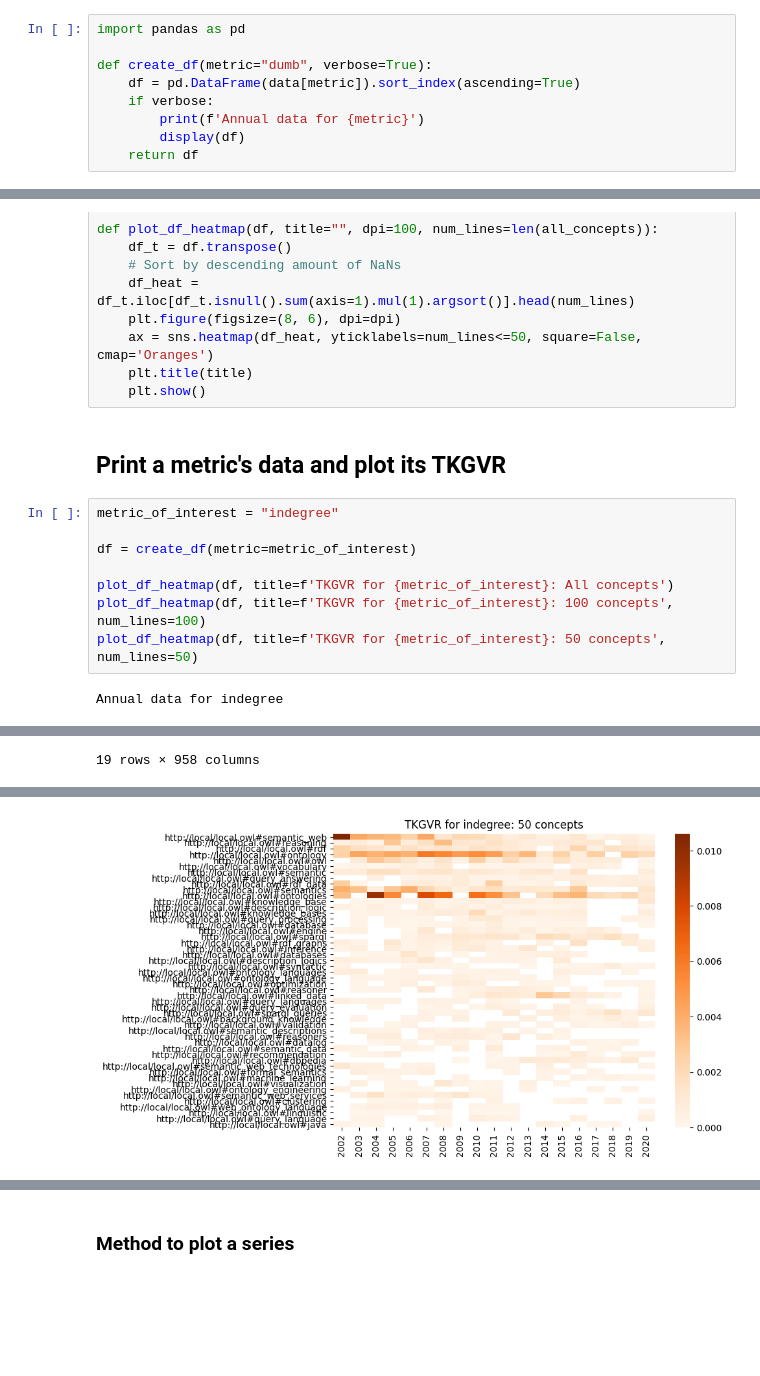
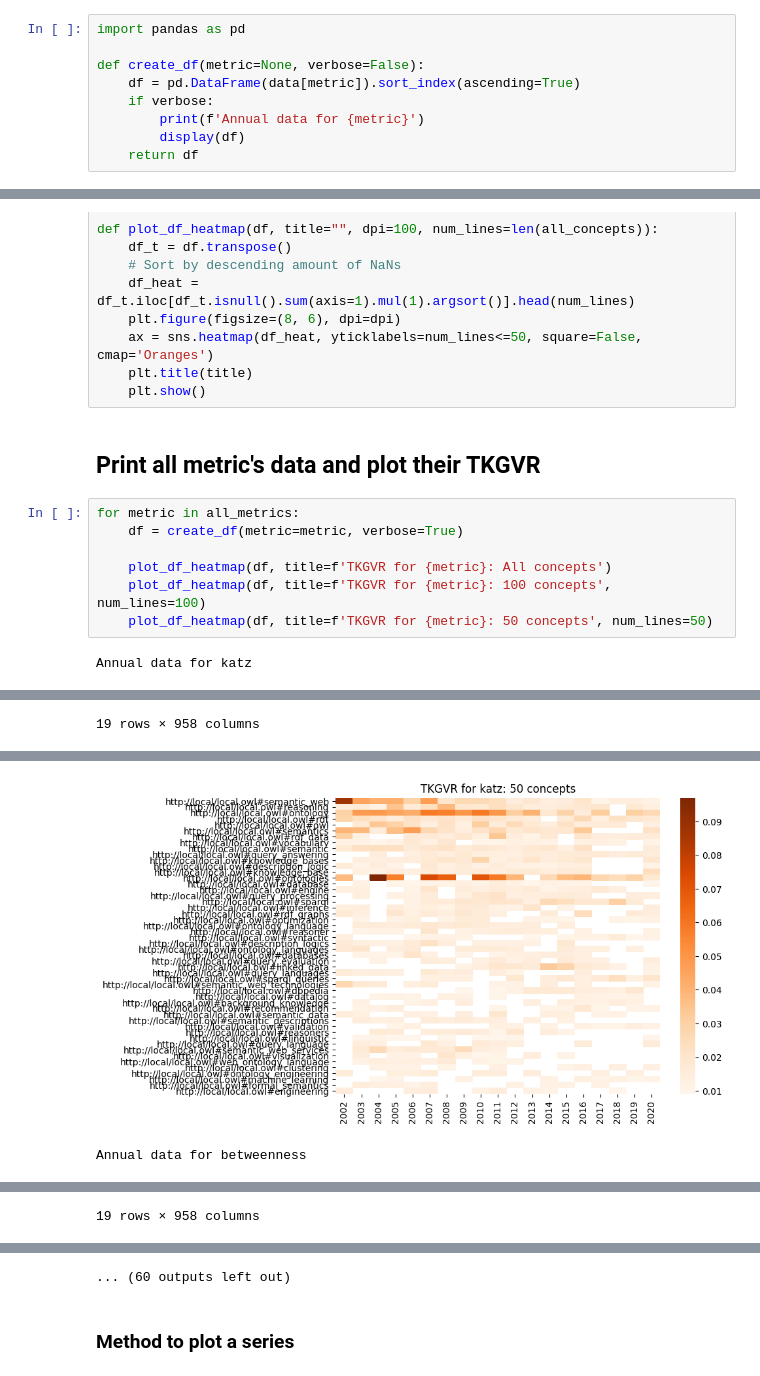
Before and after one commit to rossanez/TKGAnalyzer, a Jupyter notebook: Centrality_analysis.ipynb, the cells around one changed output, grey strips where cells are left out. Cells and saved outputs as stored; diff of their text form; blank space fills up the shorter version.

Commit message:
Iterating over metrics to generate their TKGVRs

```diff
--- a/Centrality_analysis.ipynb
+++ b/Centrality_analysis.ipynb
@@ -66,7 +66,7 @@ print('# of editions: {} ({} to {})'.format(len(all_years),\
 # %%
 import pandas as pd
 
-def create_df(metric="dumb", verbose=True):
+def create_df(metric=None, verbose=False):
     df = pd.DataFrame(data[metric]).sort_index(ascending=True)
     if verbose:
         print(f'Annual data for {metric}')
@@ -89,15 +89,14 @@ def plot_df_heatmap(df, title="", dpi=100, num_lines=len(all_concepts)):
     plt.title(title)
     plt.show()
 # %% [markdown]
-## Print a metric's data and plot its TKGVR
+## Print all metric's data and plot their TKGVR
 # %%
-metric_of_interest = "indegree"
+for metric in all_metrics:
+    df = create_df(metric=metric, verbose=True)
 
-df = create_df(metric=metric_of_interest)
-
-plot_df_heatmap(df, title=f'TKGVR for {metric_of_interest}: All concepts')
-plot_df_heatmap(df, title=f'TKGVR for {metric_of_interest}: 100 concepts', num_lines=100)
-plot_df_heatmap(df, title=f'TKGVR for {metric_of_interest}: 50 concepts', num_lines=50)
+    plot_df_heatmap(df, title=f'TKGVR for {metric}: All concepts')
+    plot_df_heatmap(df, title=f'TKGVR for {metric}: 100 concepts', num_lines=100)
+    plot_df_heatmap(df, title=f'TKGVR for {metric}: 50 concepts', num_lines=50)
 # %% [output]
-Annual data for indegree
+Annual data for katz
 |  | http://local/local.owl#semantic_web | http://local/local.owl#semantics | http://local/local.owl#ontologies | http://local/local.owl#rdf_data | ... |
@@ -123 +122,2 @@ Annual data for indegree
-[figure, old version]
+[figure, new version]
+Annual data for betweenness
@@ -123,0 +141 @@ Annual data for indegree
+19 rows × 958 columns
@@ -124,3 +145,4 @@ Annual data for indegree
+... (60 outputs left out)
 # %% [markdown]
 ### Method to plot a series
 # %%
```
Also changed, not shown: parts of 7 cells of this notebook.
